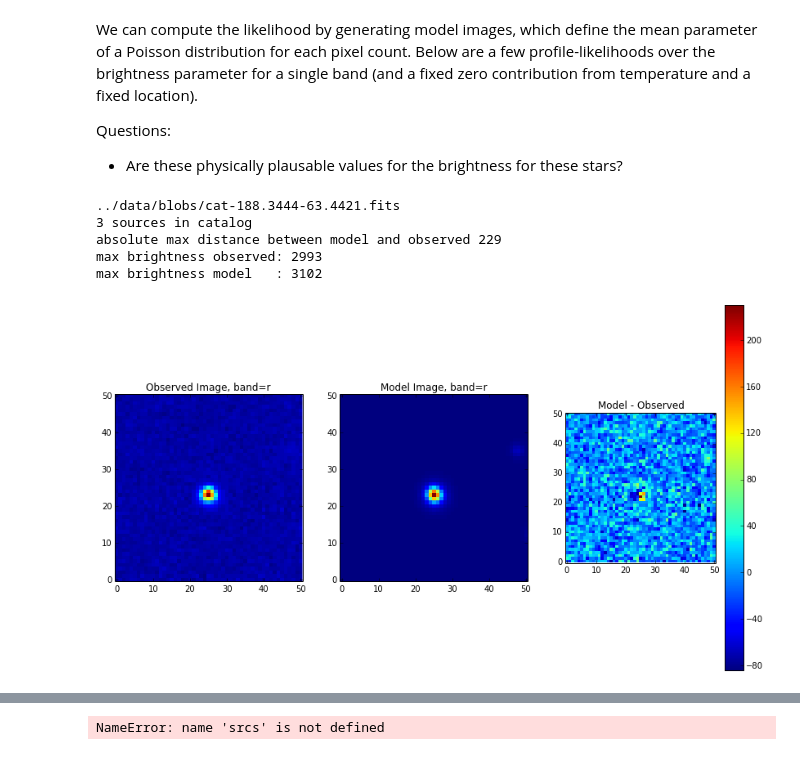
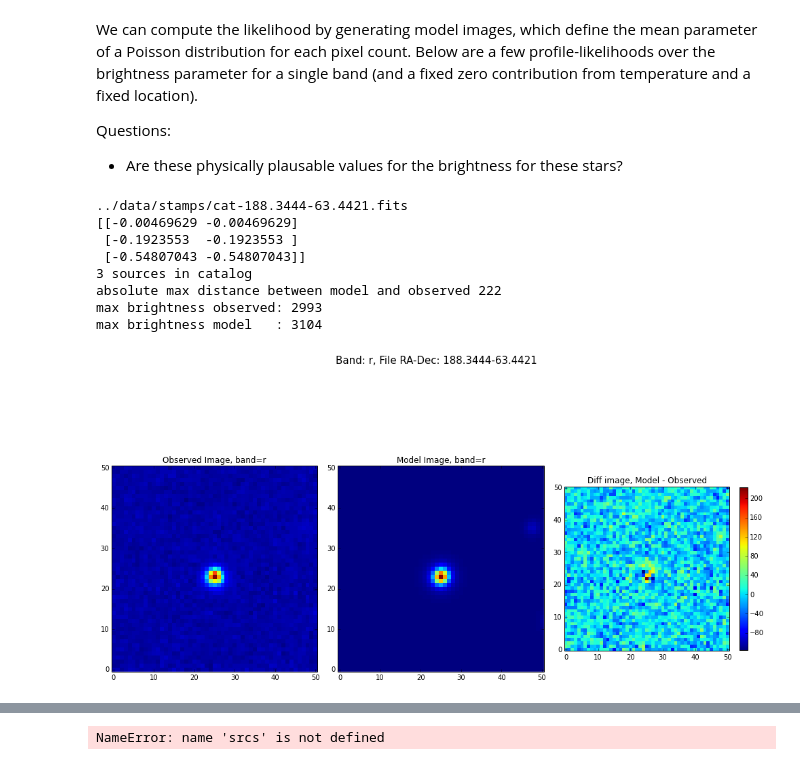
Before and after one commit to HIPS/DESI-MCMC, a Jupyter notebook: notebooks/FITS_File_Details.ipynb, the cells around one changed output, grey strips where cells are left out. Cells and saved outputs as stored; diff of their text form; code cells hidden in the pictures.

Commit message:
stamps with correctly ordered PSF, changed celeste FitsImage accordingly

```diff
--- a/notebooks/FITS_File_Details.ipynb
+++ b/notebooks/FITS_File_Details.ipynb
@@ -167,53 +167,59 @@ from celeste import FitsImage, gen_model_image, get_sources_from_catalog
 
 def plot_comparison(band, file_ra_dec):
     ## 0. Create an image
-    fits_file_template = "../data/blobs/stamp-%s-%s.fits"%("%s", file_ra_dec)
+    fits_file_template = "../data/stamps/stamp-%s-%s.fits"%("%s", file_ra_dec)
     fits_img = FitsImage(band, fits_file_template) #="../data/blobs/stamp-%s-305.1114--12.9577.fits")
+    print fits_img.means
 
     ## 1. guess the location of the source find brightest spot in pixel space
     #s_pix  = np.array(np.where(fits_img.nelec.max()==fits_img.nelec)).squeeze()
     #print "Maximally brightest pixel", s_pix
     #s_equa = fits_img.pixel2equa(s_pix)
 
-    cat_file = "../data/blobs/cat-%s.fits"%file_ra_dec
+    cat_file = "../data/stamps/cat-%s.fits"%file_ra_dec
     srcs = get_sources_from_catalog(cat_file = cat_file) #'../data/blobs/cat-305.1114--12.9577.fits')
     print "%d sources in catalog"%len(srcs)
     #srcs[1].u = np.array([130.17437611,  52.75034404])
     #srcs[1].b[fits_img.band] = 107.62
 
-    ## 2. Plot model image
+    ## 2. Plot original image, model image
     model_image = gen_model_image(srcs, fits_img)
     fig, axarr  = plt.subplots(1, 3)
     axarr[0].imshow(fits_img.nelec, interpolation='none', origin='lower')
     axarr[0].set_title('Observed Image, band=%s'%fits_img.band)
     axarr[1].imshow(model_image, interpolation='none', origin='lower')
     axarr[1].set_title('Model Image, band=%s'%fits_img.band)
+    fig.suptitle('Band: %s, File RA-Dec: %s'%(band, file_ra_dec), fontsize=15)
     im = axarr[2].imshow(model_image - fits_img.nelec, interpolation='none', origin='lower')
-    axarr[2].set_title('Model - Observed')
+    axarr[2].set_title('Diff image, Model - Observed')
     print "absolute max distance between model and observed %d"%( np.abs(fits_img.nelec - model_image).max() )
     print "max brightness observed: %d"%fits_img.nelec.max()
     print "max brightness model   : %d"%model_image.max()
-    plt.colorbar(im)
+    plt.colorbar(im, shrink=.5)
+    fig.tight_layout()
     return fig, axarr
 
 #plt.show()
 
 
 # gather all of the RA/DEC extensions
 from glob import glob
 import sys, os
-cat_glob = glob('../data/blobs/cat*.fits')[5:6]
+cat_glob = glob('../data/stamps/cat*.fits')[5:6]
 for patch in cat_glob:
     print patch
     file_ra_dec = os.path.basename(patch)[4:-5]
     fig, axarr = plot_comparison('r', file_ra_dec)
     plt.show()
 # %% [output]
-../data/blobs/cat-188.3444-63.4421.fits
+../data/stamps/cat-188.3444-63.4421.fits
+[[-0.00469629 -0.00469629]
+ [-0.1923553  -0.1923553 ]
+ [-0.54807043 -0.54807043]]
 3 sources in catalog
-absolute max distance between model and observed 229
+absolute max distance between model and observed 222
 max brightness observed: 2993
-max brightness model   : 3102
+max brightness model   : 3104
-[figure, old version]
+[figure, new version]
 # %%
 # gather all of the RA/DEC extensions
```
Also changed, not shown: parts of 3 cells of this notebook, 57 other files.
